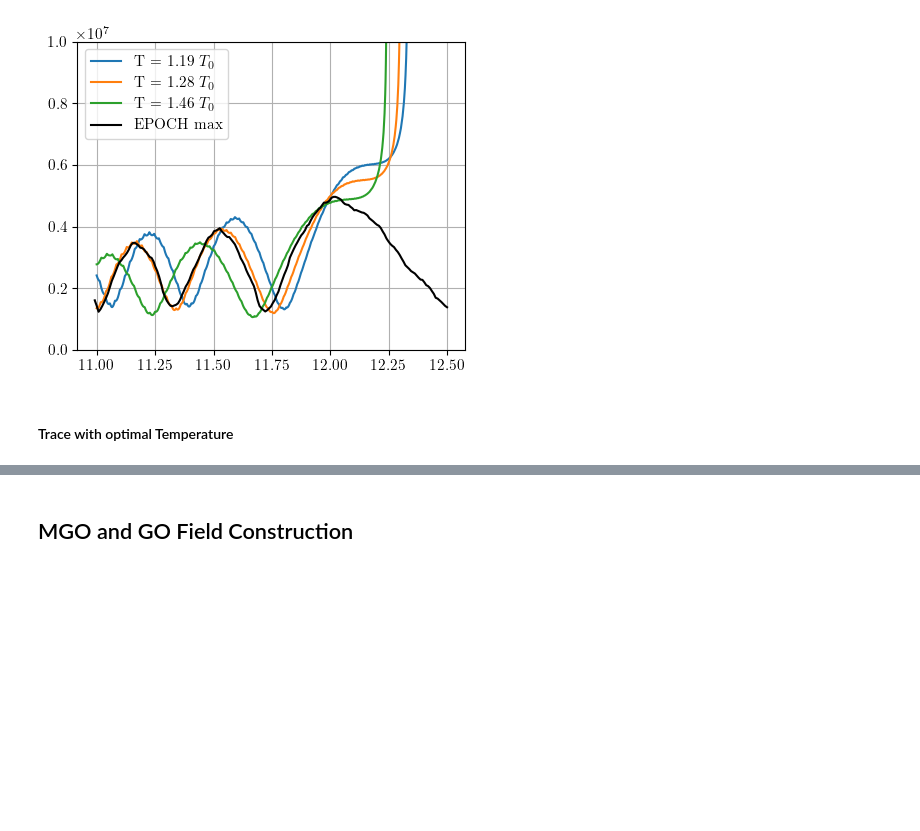
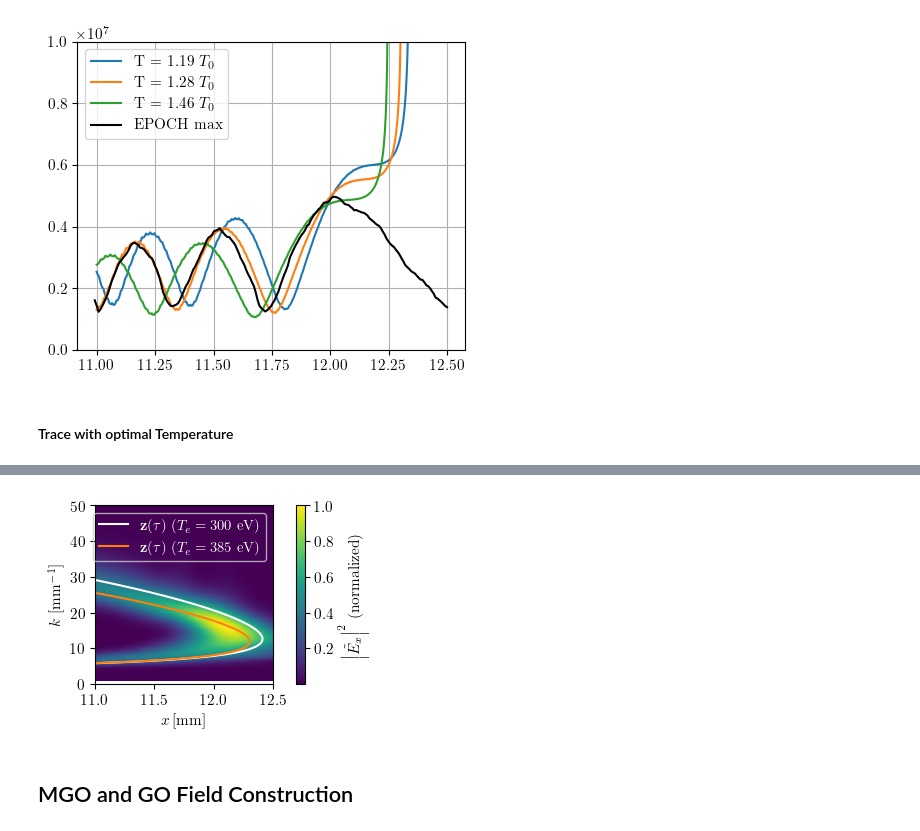
Before and after one commit to runehoejlund/plasma-ray-tracer, a Jupyter notebook: mgo_ex_X_EBW.ipynb, the cells around one changed output, grey strips where cells are left out. Drawn from its saved outputs; the diff is of its cells as text; code cells hidden in the pictures; blank space fills up the shorter version.

```diff
--- a/mgo_ex_X_EBW.ipynb
+++ b/mgo_ex_X_EBW.ipynb
@@ -486,3 +519,32 @@ plt.show()
+# %%
+cmorlet_data = np.load('epoch_data/CMorl_2_08.npz')
+cmorlet_x = cmorlet_data["x"]
+cmorlet_k = cmorlet_data["k"]
+cmorlet_E = cmorlet_data["E"]
+cmorlet_E_sq = np.abs(cmorlet_data["E"])**2
+cmorlet_E_sq_norm = cmorlet_E_sq/np.max(cmorlet_E_sq)
+
+fig = plt.figure(constrained_layout=True, figsize=(8.4*cm, 6*cm))
+plt.pcolormesh(cmorlet_data['x']*1e3, cmorlet_data['k']*1e-3, cmorlet_E_sq_norm, shading='gouraud')
+plt.plot(xs_orig[i_start_orig:i_end_orig]*1e3, ks_orig[i_start_orig:i_end_orig]*1e-3, color='w',
+         label=r'$\mathbf{z}(\tau) \; (T_e = 300$ eV)')
+plt.plot(xs[i_start:i_end]*1e3, ks[i_start:i_end]*1e-3, color='tab:orange',
+         label=r'$\mathbf{z}(\tau) \; (T_e = ' + str(int(T0/e)) + '$ eV)')
+plt.xlim(epoch_data['x'][0]*1e3, epoch_data['x'][0]*1e3 + np.max(xs_epoch)*1e3)
+plt.xlim(7, epoch_data['x'][0]*1e3 + np.max(xs_epoch)*1e3)
+plt.ylabel(r'$k \,\, [\mathrm{mm^{-1}}]$')
+plt.xlabel(r'$x \, [\mathrm{mm}]$')
+plt.xlim(11, 12.5)
+plt.ylim(0, 50)
+cbar = plt.colorbar()
+cbar.set_label(r'$\left| \tilde{E_x} \right|^2$ (normalized)', size=11)
+# plt.colorbar()
+# plt.title(r'$\left| \mathrm{FT} \left \{ E_x \right \} \right|^2$ [$\, \mathrm{{MV}^2/m^2}$]', fontsize=11)
+plt.legend(labelcolor='white', fontsize=10.5, facecolor='none')
+plt.savefig('./plots/XB_epoch_cwt_with_traces.png', dpi=300)
+plt.show()
+# %% [output]
+[figure, added]
 # %% [markdown]
 ## MGO and GO Field Construction
 # %% [markdown]
```
Also changed, not shown: parts of 21 cells of this notebook, 9 other files.
